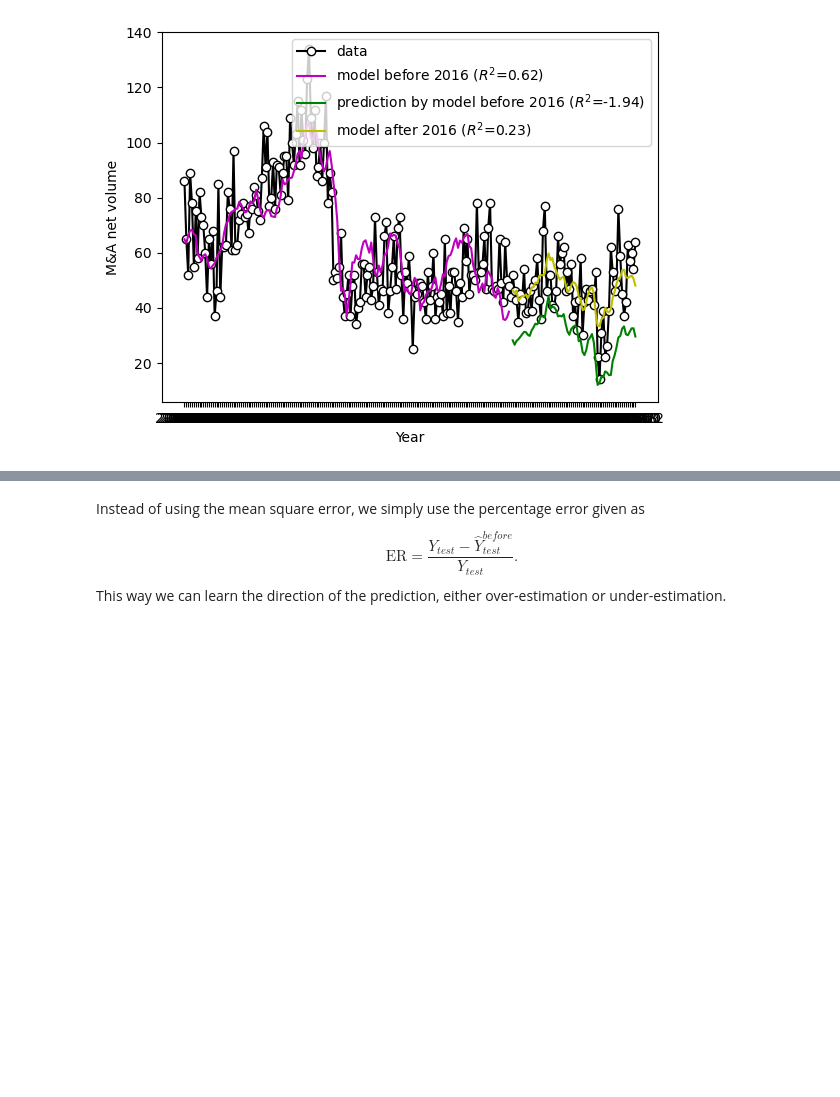
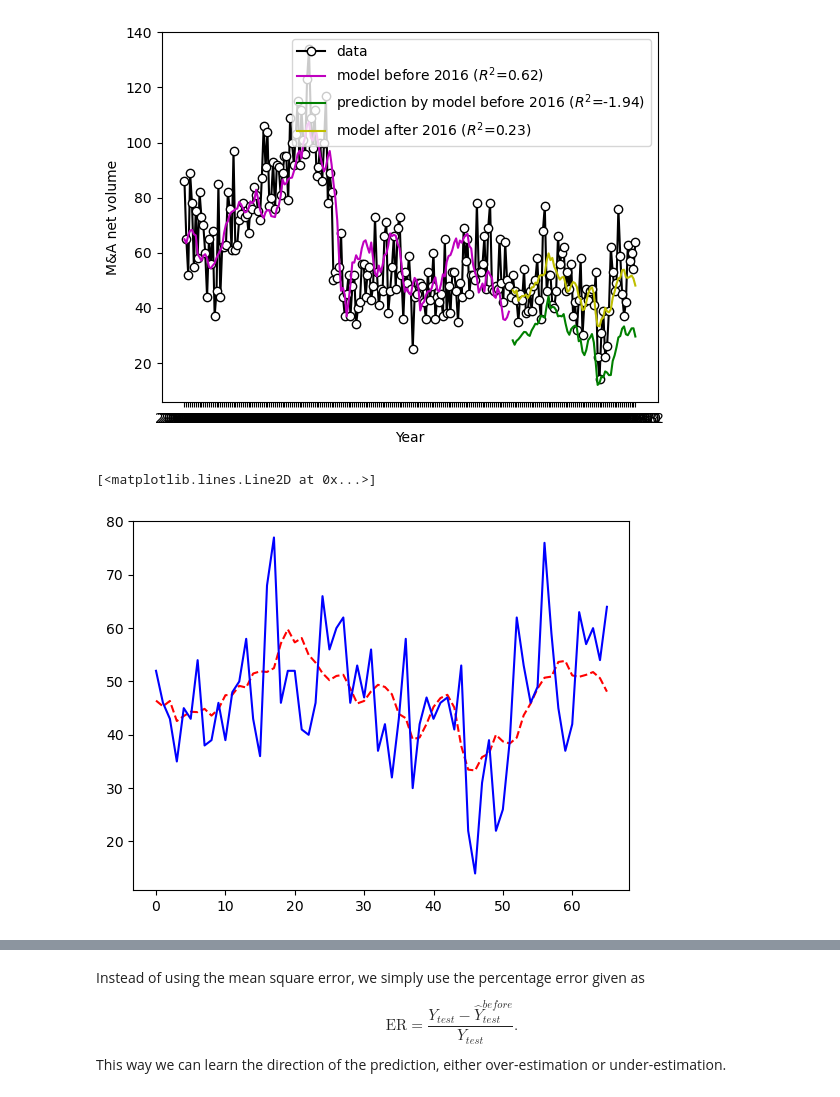
Before and after one commit to victoriawong1123/data_science_project, a Jupyter notebook: notebooks/quarterly_model.ipynb, the cells around one changed output, grey strips where cells are left out. Drawn from its saved outputs; the diff is of its cells as text; code cells hidden in the pictures; blank space fills up the shorter version.

Commit message:
Confidence interval test

```diff
--- a/notebooks/quarterly_model.ipynb
+++ b/notebooks/quarterly_model.ipynb
@@ -200,15 +200,21 @@ ax.legend(loc=0, frameon=True);
 # %%
 ## Forecasting with different confidence intervals (alpha=0.5)
 # def ols_quantile(m, X, q):
 #   # m: OLS model.
 #   # X: X matrix.
 #   # q: Quantile.
 #   # Set alpha based on q.
 #   a = q * 2
 #   if q > 0.5:
 #     a = 2*(1 - q)
 #     predictions = m.get_prediction(X)
 #     frame = predictions.summary_frame(alpha=a)
 #   if q > 0.5:
 #     return frame.obs_ci_upper
 #   return frame.obs_ci_lower
+difference = Y_test_pred - Y_test
+plt.plot(Y_test_pred, '--r', color='red')
+plt.plot(Y_test, '-', color='blue')
+# %% [output]
+[<matplotlib.lines.Line2D at 0x...>]
+[figure, added]
```
Also changed, not shown: parts of 22 cells of this notebook.
